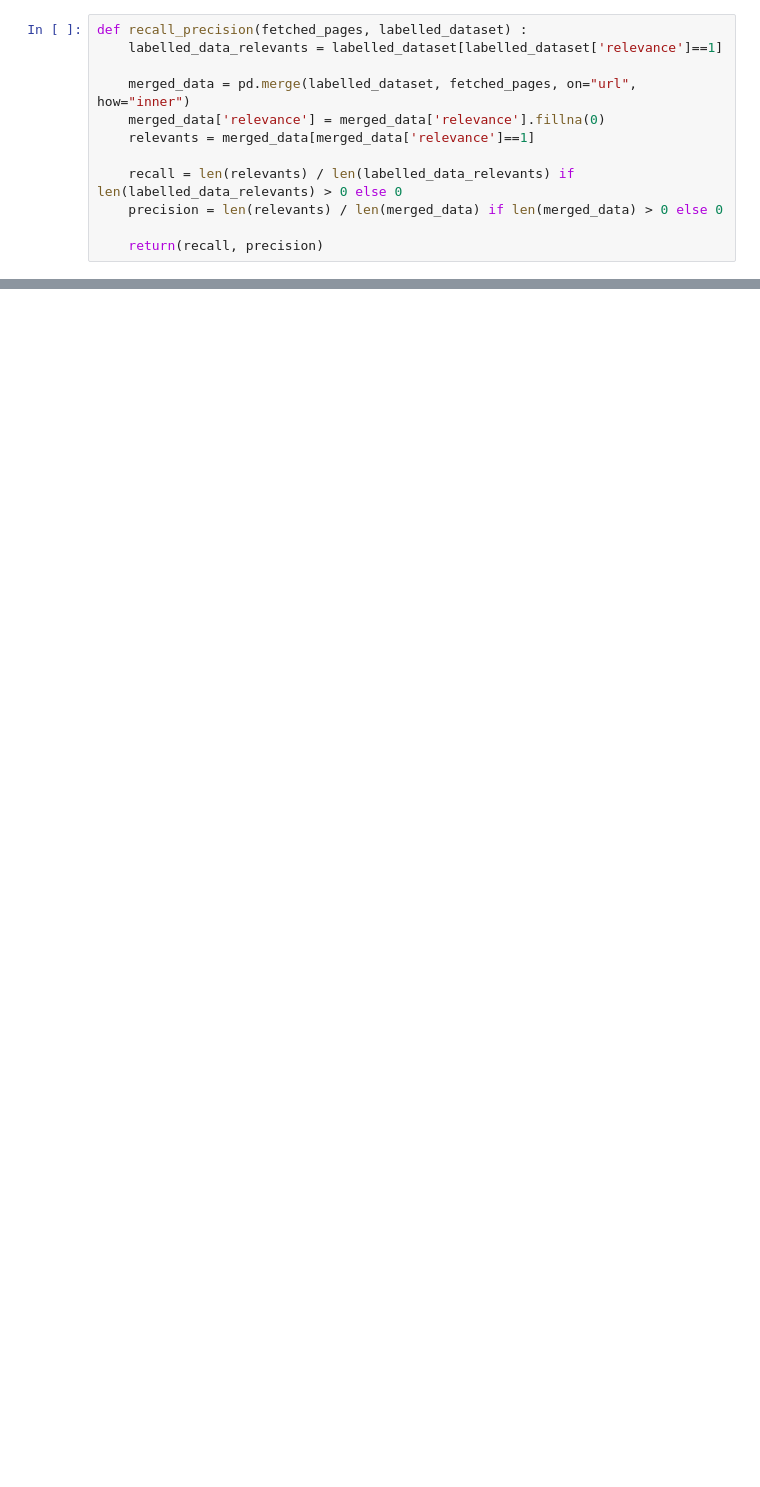
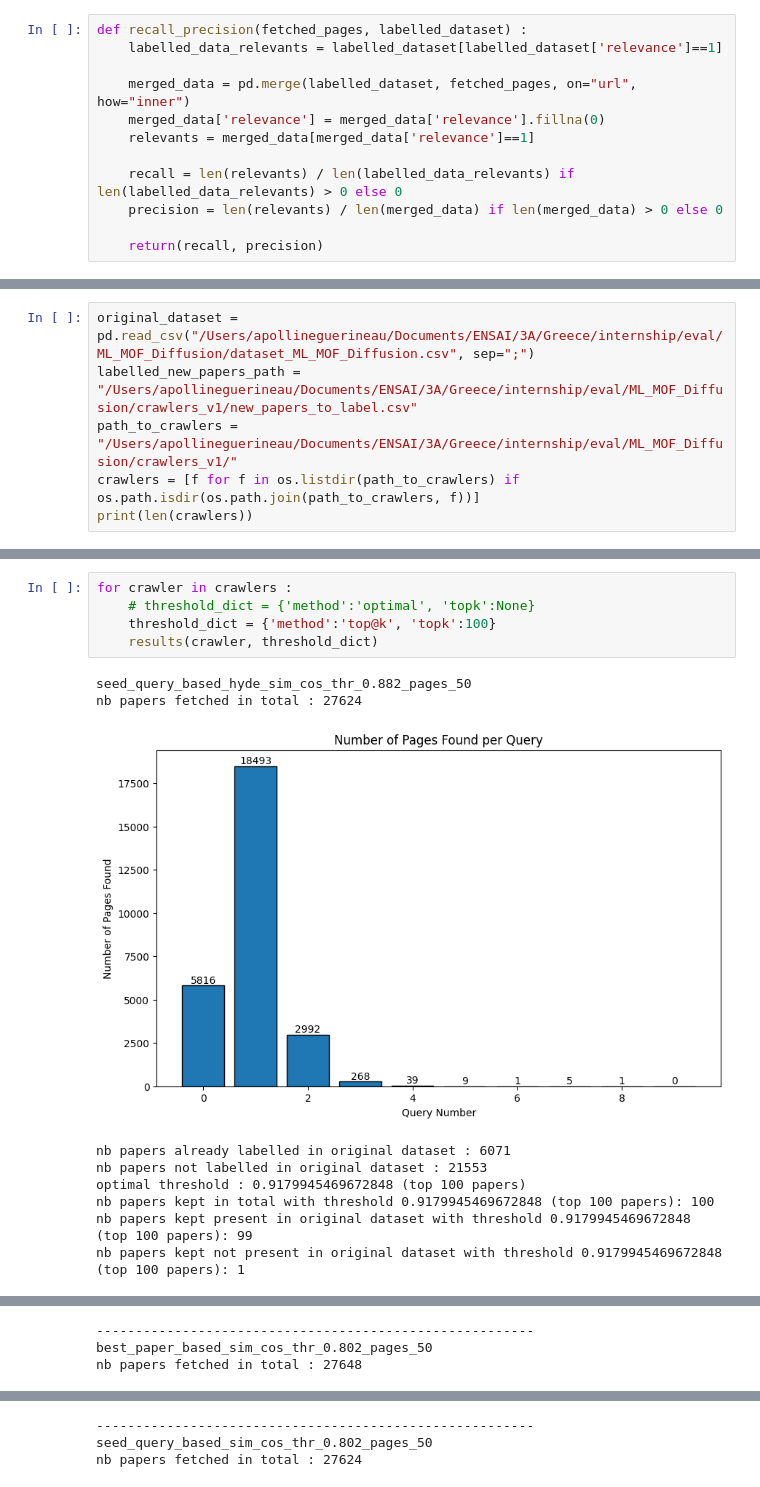
Before and after one commit to apollineguerineau/demokritos_internship, a Jupyter notebook: eval/eval.ipynb, the cells around one changed output, grey strips where cells are left out. Saved outputs shown, nothing was run; the diff lists cells and outputs as text; blank space fills up the shorter version.

```diff
--- a/eval/eval.ipynb
+++ b/eval/eval.ipynb
@@ -107,0 +155,6 @@ Precision for labelled dataset : 0.7273
+# %%
+original_dataset = pd.read_csv("/Users/apollineguerineau/Documents/ENSAI/3A/Greece/internship/eval/ML_MOF_Diffusion/dataset_ML_MOF_Diffusion.csv", sep=";")
+labelled_new_papers_path = "/Users/apollineguerineau/Documents/ENSAI/3A/Greece/internship/eval/ML_MOF_Diffusion/crawlers_v1/new_papers_to_label.csv"
+path_to_crawlers = "/Users/apollineguerineau/Documents/ENSAI/3A/Greece/internship/eval/ML_MOF_Diffusion/crawlers_v1/"
+crawlers = [f for f in os.listdir(path_to_crawlers) if os.path.isdir(os.path.join(path_to_crawlers, f))]
+print(len(crawlers))
@@ -166,0 +327,15 @@ Index(['url', 'title', 'description', 'score', 'get_with_query', 'time_fetch',
+# %%
+for crawler in crawlers :
+    # threshold_dict = {'method':'optimal', 'topk':None}
+    threshold_dict = {'method':'top@k', 'topk':100}
+    results(crawler, threshold_dict)
+# %% [output]
+seed_query_based_hyde_sim_cos_thr_0.882_pages_50
+nb papers fetched in total : 27624
+[figure, added]
+nb papers already labelled in original dataset : 6071
+nb papers not labelled in original dataset : 21553
+optimal threshold : 0.9179945469672848 (top 100 papers)
+nb papers kept in total with threshold 0.9179945469672848 (top 100 papers): 100
+nb papers kept present in original dataset with threshold 0.9179945469672848 (top 100 papers): 99
+nb papers kept not present in original dataset with threshold 0.9179945469672848 (top 100 papers): 1
@@ -166,0 +343,3 @@ Index(['url', 'title', 'description', 'score', 'get_with_query', 'time_fetch',
+--------------------------------------------------------
+best_paper_based_sim_cos_thr_0.802_pages_50
+nb papers fetched in total : 27648
@@ -166,0 +354,3 @@ Index(['url', 'title', 'description', 'score', 'get_with_query', 'time_fetch',
+--------------------------------------------------------
+seed_query_based_sim_cos_thr_0.802_pages_50
+nb papers fetched in total : 27624
```
Also changed, not shown: parts of 20 cells of this notebook, 22 other files.
